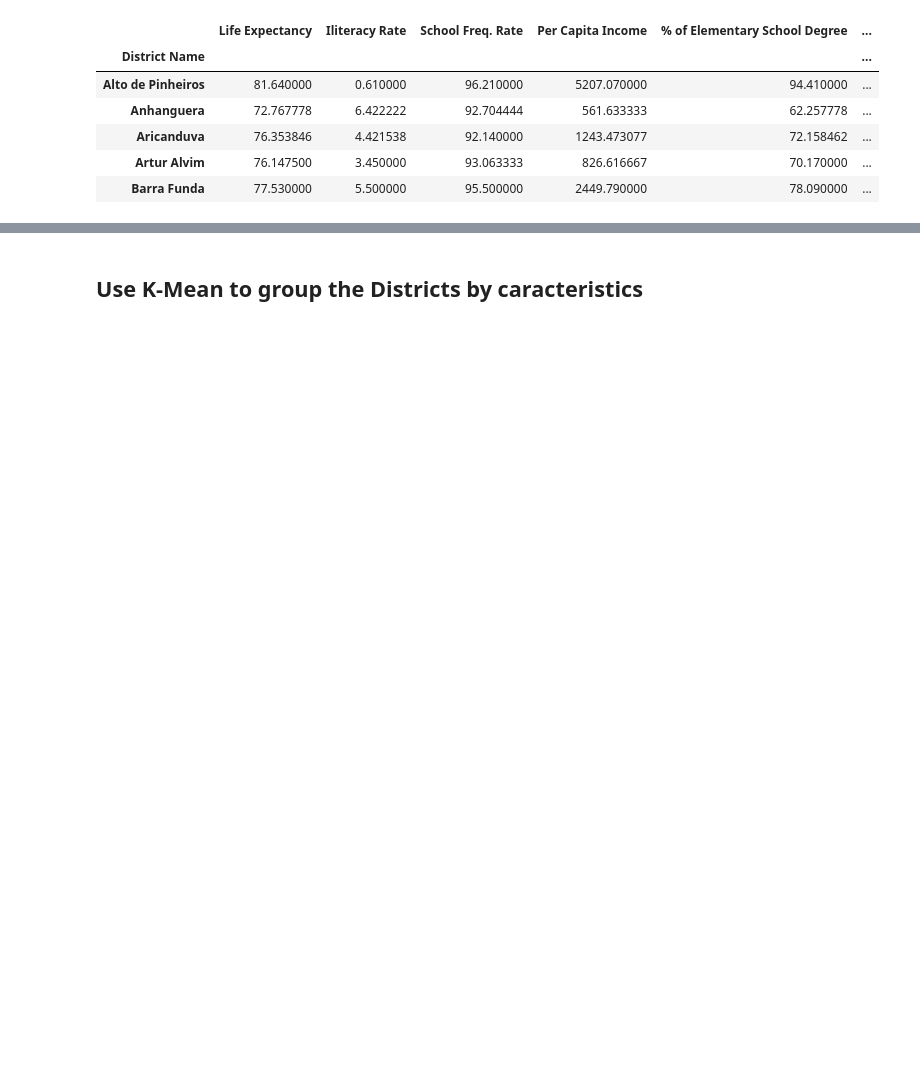
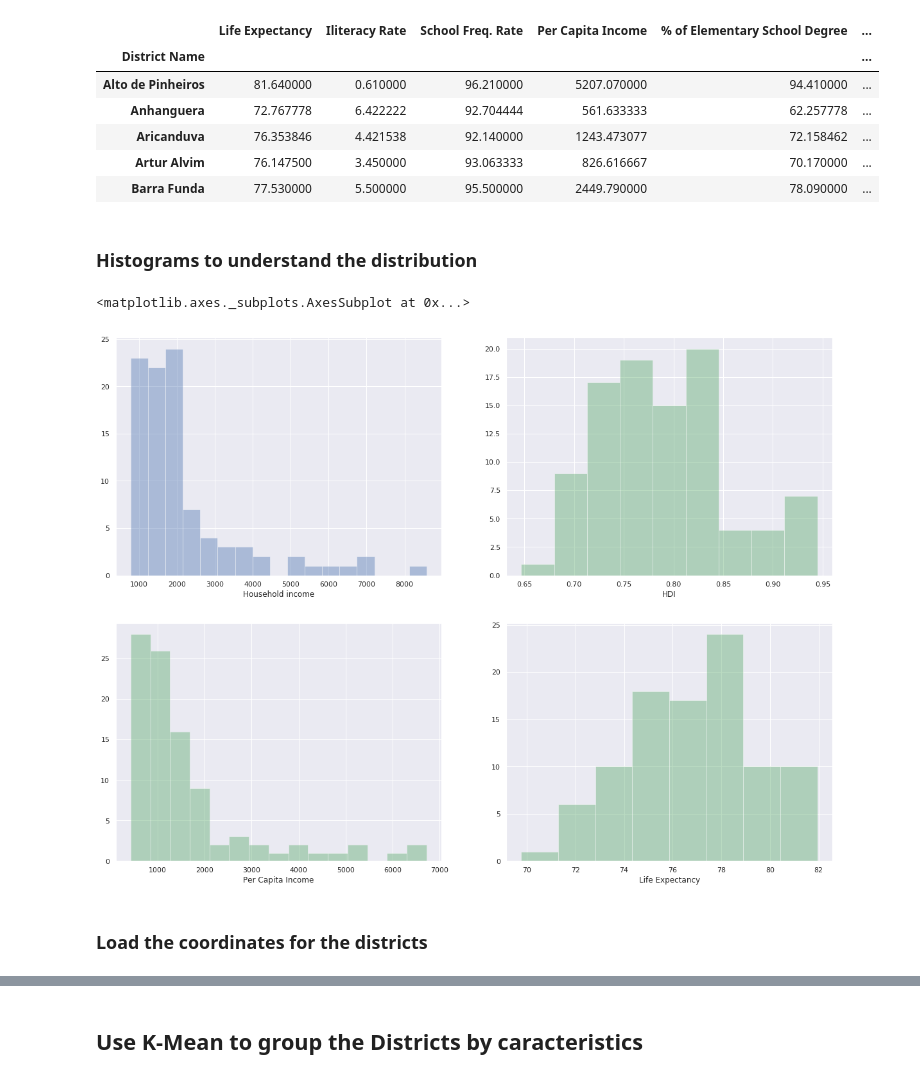
Before and after one commit to gakleine/git-hubexample, a Jupyter notebook: Sao Paulo Facilities Analysis.ipynb, the cells around one changed output, grey strips where cells are left out. Drawn from its saved outputs; the diff is of its cells as text; code cells hidden in the pictures; blank space fills up the shorter version.

```diff
--- a/Sao Paulo Facilities Analysis.ipynb
+++ b/Sao Paulo Facilities Analysis.ipynb
@@ -71,3 +70,18 @@ df_CensusGrouped.head()
 | Aricanduva | 76.353846 | 4.421538 | 92.140000 | 1243.473077 | 72.158462 | ... |
 | Artur Alvim | 76.147500 | 3.450000 | 93.063333 | 826.616667 | 70.170000 | ... |
 | Barra Funda | 77.530000 | 5.500000 | 95.500000 | 2449.790000 | 78.090000 | ... |
+# %% [markdown]
+### Histograms to understand the distribution
+# %%
+f, axes = plt.subplots(2, 2, figsize=(20,15))
+
+sns.set()
+sns.distplot(df_CensusGrouped['Household income'], color="b", label="Household income", kde=False, ax=axes[0,0])
+sns.distplot(df_CensusGrouped['HDI'], color="g", label="HDI Distribution", kde=False, ax=axes[0,1])
+sns.distplot(df_CensusGrouped['Life Expectancy'], color="g", label="Life Expectancy Distribution", kde=False, ax=axes[1,1])
+sns.distplot(df_CensusGrouped['Per Capita Income'], color="g", label="Per Capita Income", kde=False, ax=axes[1,0])
+# %% [output]
+<matplotlib.axes._subplots.AxesSubplot at 0x...>
+[figure, added]
+# %% [markdown]
+### Load the coordinates for the districts
```
Also changed, not shown: parts of 68 cells of this notebook.
